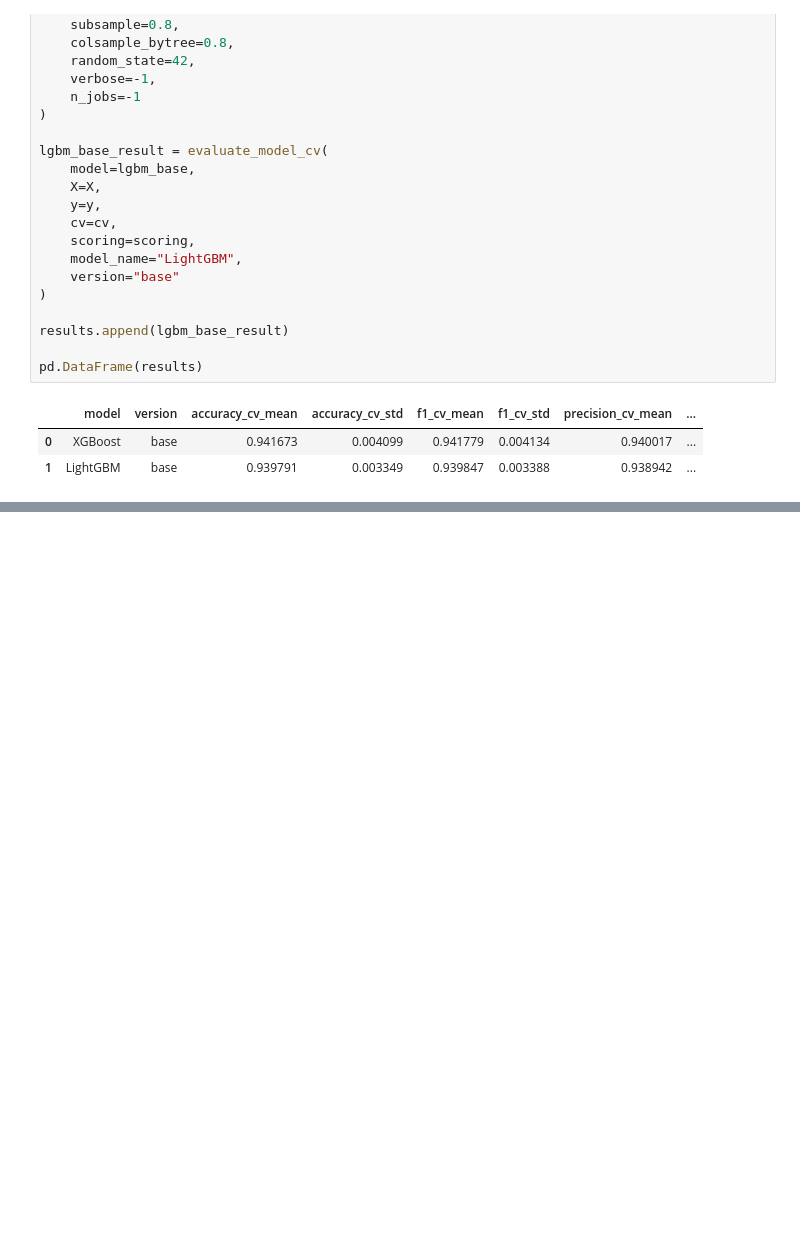
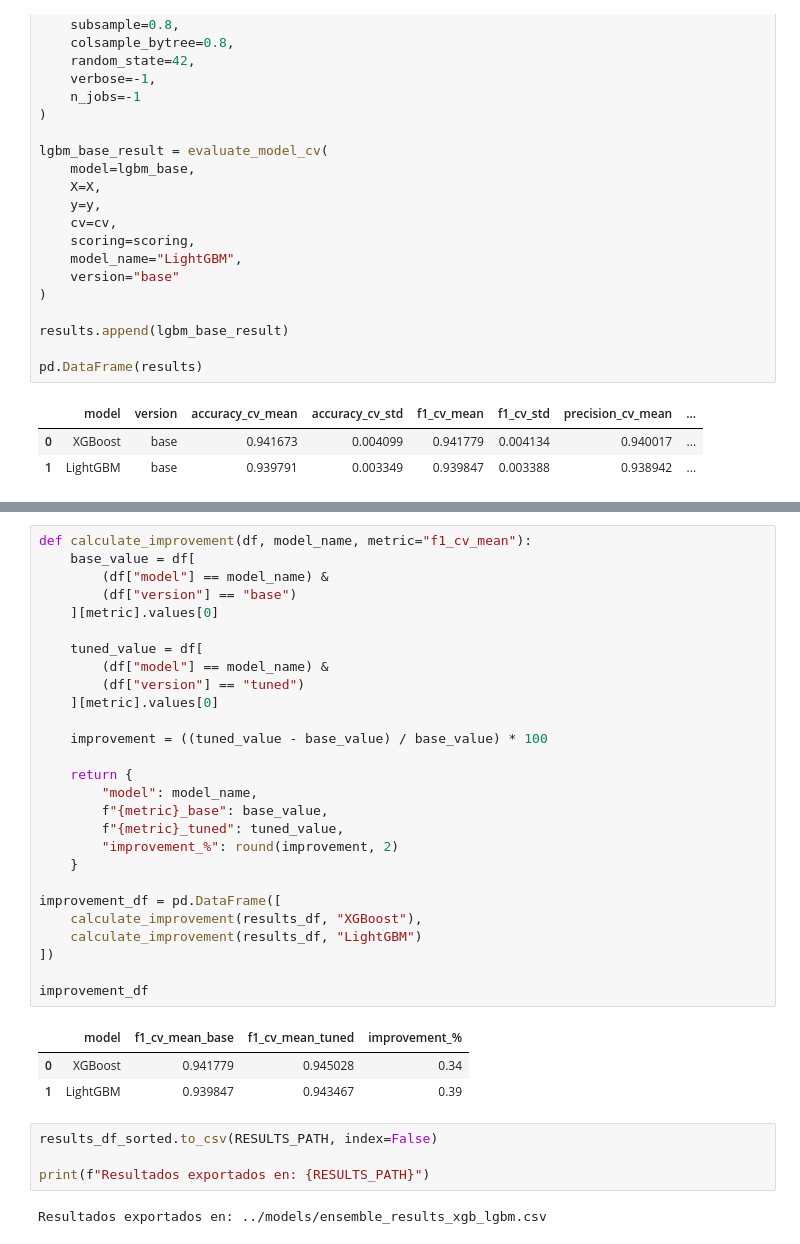
Before and after one commit to pucp-datanalytics/dp261-g4, a Jupyter notebook: notebooks/13_ensembles.ipynb, the cells around one changed output, grey strips where cells are left out. Cells and saved outputs as stored; diff of their text form; blank space fills up the shorter version.

```diff
--- a/notebooks/13_ensembles.ipynb
+++ b/notebooks/13_ensembles.ipynb
@@ -226,0 +420,37 @@ Se utiliza F1-score como métrica principal, ya que permite equilibrar precision
+# %%
+def calculate_improvement(df, model_name, metric="f1_cv_mean"):
+    base_value = df[
+        (df["model"] == model_name) &
+        (df["version"] == "base")
+    ][metric].values[0]
+
+    tuned_value = df[
+        (df["model"] == model_name) &
+        (df["version"] == "tuned")
+    ][metric].values[0]
+
+    improvement = ((tuned_value - base_value) / base_value) * 100
+
+    return {
+        "model": model_name,
+        f"{metric}_base": base_value,
+        f"{metric}_tuned": tuned_value,
+        "improvement_%": round(improvement, 2)
+    }
+
+improvement_df = pd.DataFrame([
+    calculate_improvement(results_df, "XGBoost"),
+    calculate_improvement(results_df, "LightGBM")
+])
+
+improvement_df
+# %% [output]
+|  | model | f1_cv_mean_base | f1_cv_mean_tuned | improvement_% |
+| 0 | XGBoost | 0.941779 | 0.945028 | 0.34 |
+| 1 | LightGBM | 0.939847 | 0.943467 | 0.39 |
+# %%
+results_df_sorted.to_csv(RESULTS_PATH, index=False)
+
+print(f"Resultados exportados en: {RESULTS_PATH}")
+# %% [output]
+Resultados exportados en: ../models/ensemble_results_xgb_lgbm.csv
```
Also changed, not shown: parts of 16 cells of this notebook, 4 other files.
